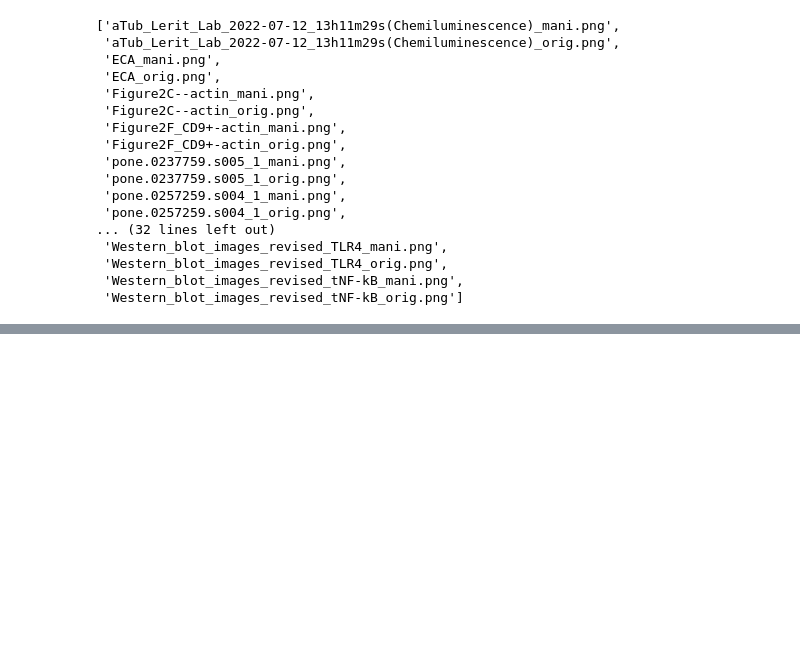
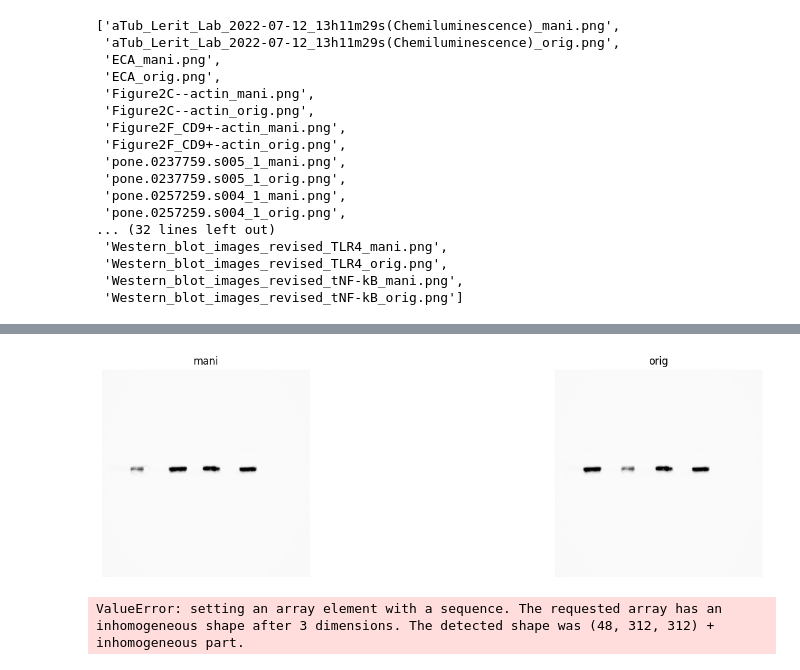
Before and after one commit to athenaz2/Western-Blot-Data, a Jupyter notebook: Image Classification Program.ipynb, the cells around one changed output, grey strips where cells are left out. Drawn from its saved outputs; the diff is of its cells as text; code cells hidden in the pictures; blank space fills up the shorter version.

Commit message:
Almost done prepping the data... the last steps has some bugs, need to figure it out

```diff
--- a/Image Classification Program.ipynb
+++ b/Image Classification Program.ipynb
@@ -85,3 +86,5 @@ base_name = 'wb_img'
 width = 312
 
 resize_all(src = data_path, pklname = base_name, width = width)
+
+data = joblib.load(f'{base_name}_{width}x{width}px.pkl')
@@ -89,0 +138,26 @@ FileNotFoundError: No such file: 'C:\Users\athenaz2\Documents\Western-Blot-Data\
+# %%
+# use np.unique to get all unique values in the list of labels
+labels = np.unique(data['label'])
+
+# set up the matplotlib figure and axes, based on the number of labels
+fig, axes = plt.subplots(1, len(labels))
+fig.set_size_inches(15,4)
+fig.tight_layout()
+
+# make a plot for every label (equipment) type. The index method returns the
+# index of the first item corresponding to its search string, label in this case
+for ax, label in zip(axes, labels):
+    idx = data['label'].index(label)
+
+    ax.imshow(data['data'][idx])
+    ax.axis('off')
+    ax.set_title(label)
+# %% [output]
+[figure, added]
+# %%
+# input data X
+X = np.array(data['data'])
+# results (labels)
+y = np.array(data['label'])
+# %% [output]
+ValueError: setting an array element with a sequence. The requested array has an inhomogeneous shape after 3 dimensions. The detected shape was (48, 312, 312) + inhomogeneous part.
```
Also changed, not shown: parts of 7 cells of this notebook.
